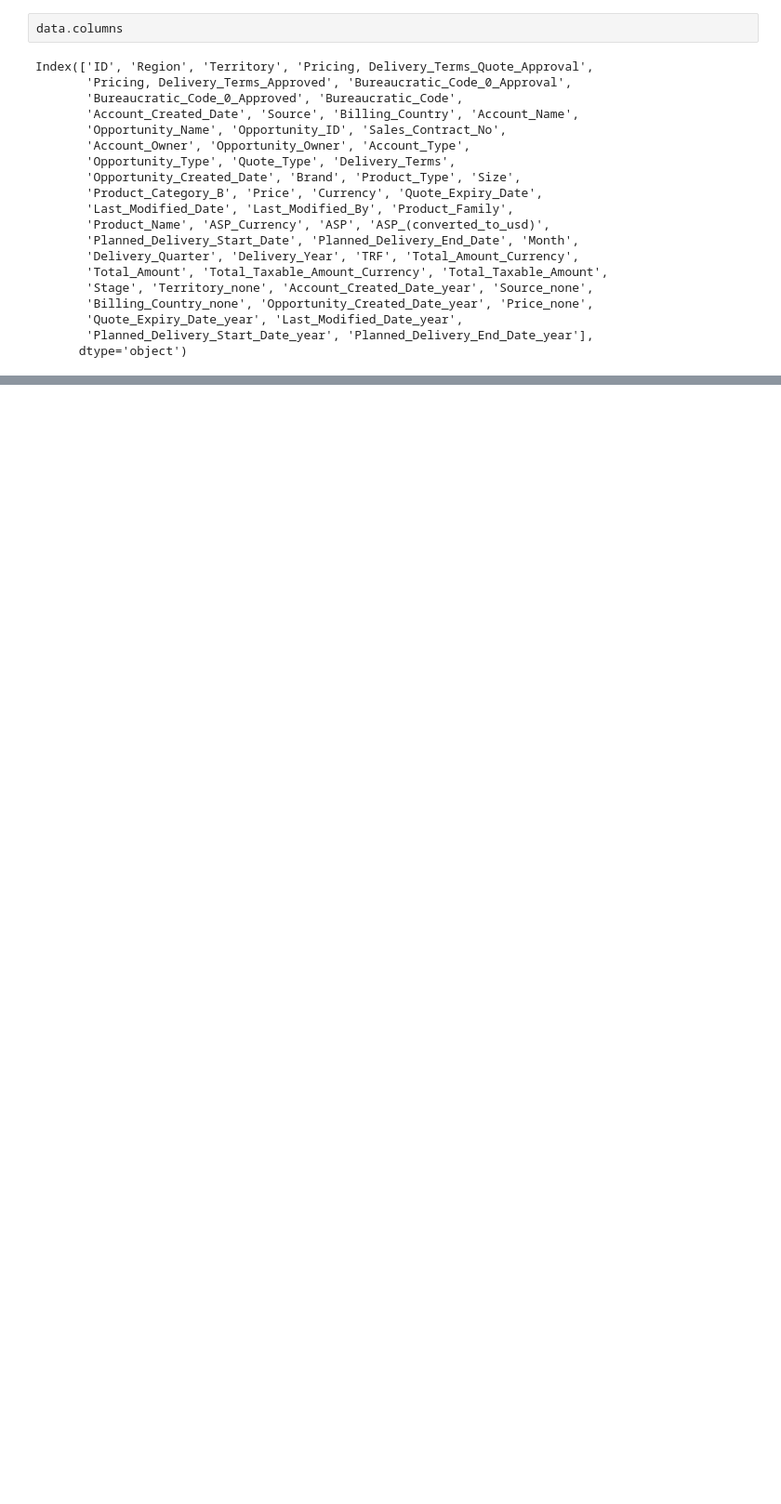
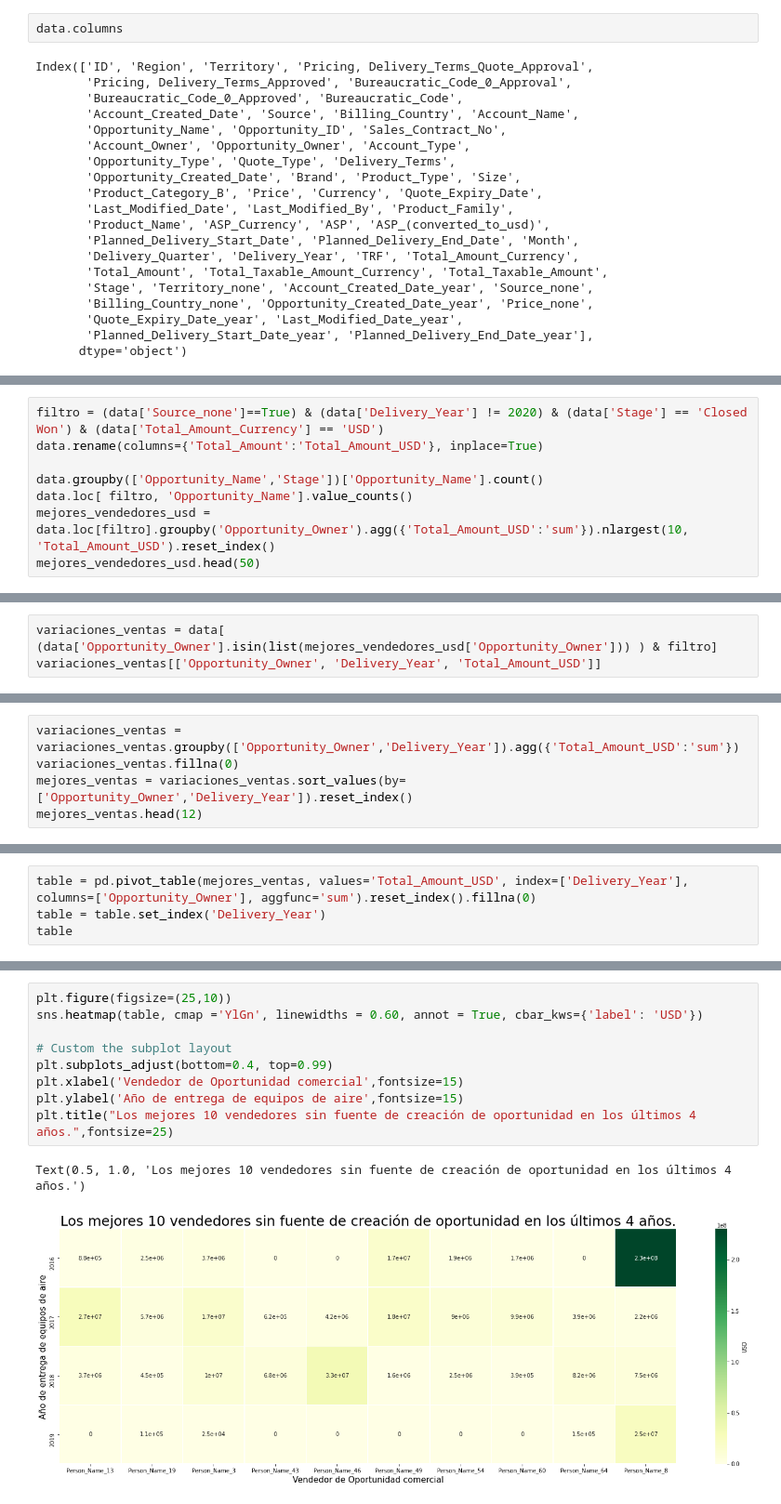
Before and after one commit to ariel55/summerdata_visuchallenge, a Jupyter notebook: 001VisuChallenge_analisis_columnas.ipynb, the cells around one changed output, grey strips where cells are left out. Shown: that part at 93% size. Cells and saved outputs as stored; diff of their text form; blank space fills up the shorter version.

```diff
--- a/001VisuChallenge_analisis_columnas.ipynb
+++ b/001VisuChallenge_analisis_columnas.ipynb
@@ -656,0 +724,8 @@ Index(['ID', 'Region', 'Territory', 'Pricing, Delivery_Terms_Quote_Approval',
+# %%
+filtro = (data['Source_none']==True) & (data['Delivery_Year'] != 2020) & (data['Stage'] == 'Closed Won') & (data['Total_Amount_Currency'] == 'USD')
+data.rename(columns={'Total_Amount':'Total_Amount_USD'}, inplace=True)
+
+data.groupby(['Opportunity_Name','Stage'])['Opportunity_Name'].count()
+data.loc[ filtro, 'Opportunity_Name'].value_counts()
+mejores_vendedores_usd = data.loc[filtro].groupby('Opportunity_Owner').agg({'Total_Amount_USD':'sum'}).nlargest(10, 'Total_Amount_USD').reset_index()
+mejores_vendedores_usd.head(50)
@@ -656,0 +744,3 @@ Index(['ID', 'Region', 'Territory', 'Pricing, Delivery_Terms_Quote_Approval',
+# %%
+variaciones_ventas = data[ (data['Opportunity_Owner'].isin(list(mejores_vendedores_usd['Opportunity_Owner'])) ) & filtro]
+variaciones_ventas[['Opportunity_Owner', 'Delivery_Year', 'Total_Amount_USD']]
@@ -656,0 +761,5 @@ Index(['ID', 'Region', 'Territory', 'Pricing, Delivery_Terms_Quote_Approval',
+# %%
+variaciones_ventas = variaciones_ventas.groupby(['Opportunity_Owner','Delivery_Year']).agg({'Total_Amount_USD':'sum'})
+variaciones_ventas.fillna(0)
+mejores_ventas = variaciones_ventas.sort_values(by=['Opportunity_Owner','Delivery_Year']).reset_index()
+mejores_ventas.head(12)
@@ -656,0 +780,4 @@ Index(['ID', 'Region', 'Territory', 'Pricing, Delivery_Terms_Quote_Approval',
+# %%
+table = pd.pivot_table(mejores_ventas, values='Total_Amount_USD', index=['Delivery_Year'], columns=['Opportunity_Owner'], aggfunc='sum').reset_index().fillna(0)
+table = table.set_index('Delivery_Year')
+table
@@ -656,0 +791,12 @@ Index(['ID', 'Region', 'Territory', 'Pricing, Delivery_Terms_Quote_Approval',
+# %%
+plt.figure(figsize=(25,10))
+sns.heatmap(table, cmap ='YlGn', linewidths = 0.60, annot = True, cbar_kws={'label': 'USD'})
+
+# Custom the subplot layout
+plt.subplots_adjust(bottom=0.4, top=0.99)
+plt.xlabel('Vendedor de Oportunidad comercial',fontsize=15)
+plt.ylabel('Año de entrega de equipos de aire',fontsize=15)
+plt.title("Los mejores 10 vendedores sin fuente de creación de oportunidad en los últimos 4 años.",fontsize=25)
+# %% [output]
+Text(0.5, 1.0, 'Los mejores 10 vendedores sin fuente de creación de oportunidad en los últimos 4 años.')
+[figure, added]
```
Also changed, not shown: parts of 59 cells of this notebook.
